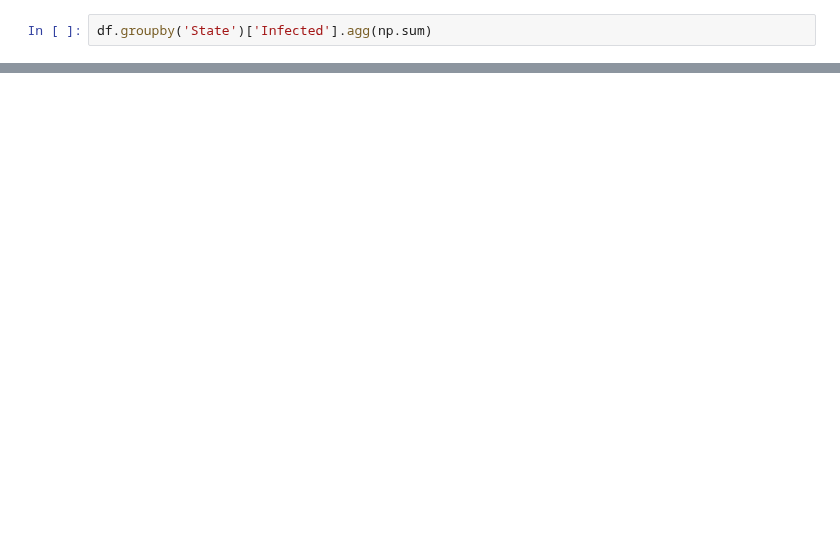
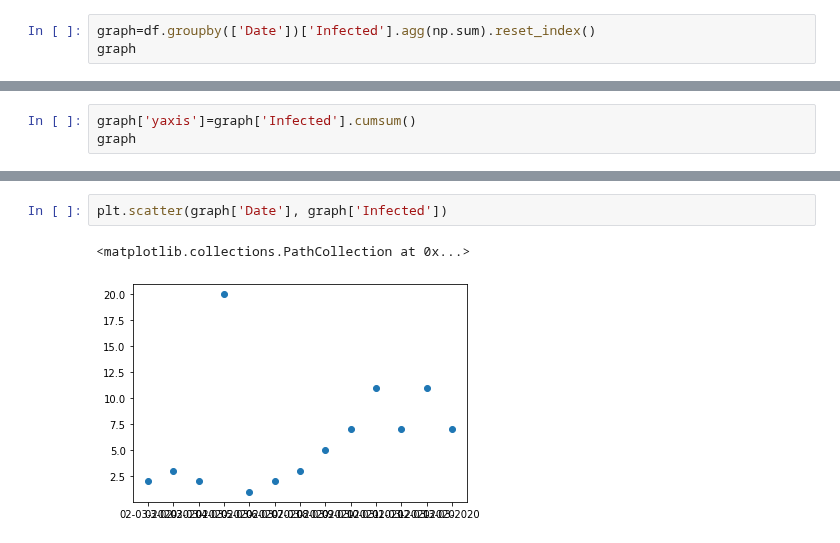
Before and after one commit to firefistKunal/DataScienceN00b, a Jupyter notebook: track_covid-19/query.ipynb, the cells around one changed output, grey strips where cells are left out. Drawn from its saved outputs; the diff is of its cells as text; blank space fills up the shorter version.

```diff
--- a/track_covid-19/query.ipynb
+++ b/track_covid-19/query.ipynb
@@ -25,3 +7,4 @@ df
 # %%
-df.groupby('State')['Infected'].agg(np.sum)
+graph=df.groupby(['Date'])['Infected'].agg(np.sum).reset_index()
+graph
 # %% [output]
@@ -45,0 +25,3 @@ TypeError: sort_values() got an unexpected keyword argument 'by'
+# %%
+graph['yaxis']=graph['Infected'].cumsum()
+graph
@@ -45,0 +43,5 @@ TypeError: sort_values() got an unexpected keyword argument 'by'
+# %%
+plt.scatter(graph['Date'], graph['Infected'])
+# %% [output]
+<matplotlib.collections.PathCollection at 0x...>
+[figure, added]
```
Also changed, not shown: parts of 6 cells of this notebook, 2 other files.
